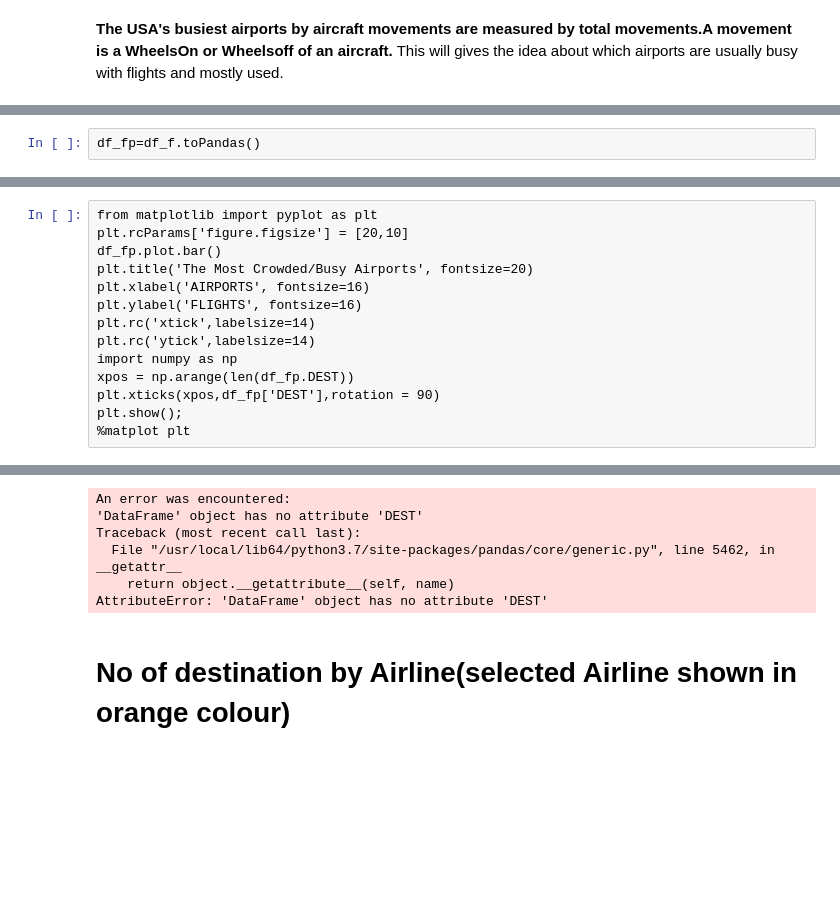
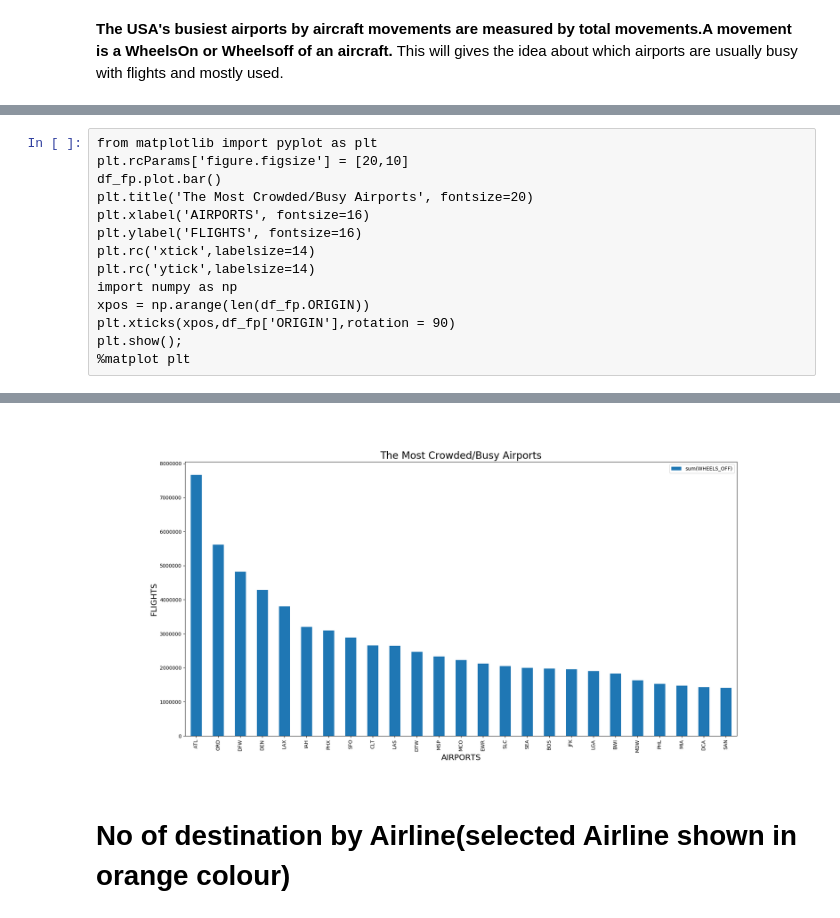
Before and after one commit to SDHANAWADE/flight_dalay_analysis, a Jupyter notebook: 2. EDA/Project EDA_Part(2).ipynb, the cells around one changed output, grey strips where cells are left out. Cells and saved outputs as stored; diff of their text form; blank space fills up the shorter version.

```diff
--- a/2. EDA/EDA_Part 2 FINAL.ipynb
+++ b/2. EDA/Project EDA_Part(2).ipynb
@@ -144,5 +123,3 @@ import pyspark.sql.functions as F
 df_fp = df.groupBy("ORIGIN").agg(F.sum("WHEELS_OFF")).orderBy(col("sum(WHEELS_OFF)").desc()).limit(25).toPandas()
 # %% [output]
 [interactive output not drawn]
-# %%
-df_fp=df_f.toPandas()
@@ -155,25 +126,20 @@ NameError: name 'df_f' is not defined
 # %%
 from matplotlib import pyplot as plt
 plt.rcParams['figure.figsize'] = [20,10]
 df_fp.plot.bar()
 plt.title('The Most Crowded/Busy Airports', fontsize=20)
 plt.xlabel('AIRPORTS', fontsize=16)
 plt.ylabel('FLIGHTS', fontsize=16)
 plt.rc('xtick',labelsize=14)
 plt.rc('ytick',labelsize=14)
 import numpy as np
-xpos = np.arange(len(df_fp.DEST))
-plt.xticks(xpos,df_fp['DEST'],rotation = 90)
+xpos = np.arange(len(df_fp.ORIGIN))
+plt.xticks(xpos,df_fp['ORIGIN'],rotation = 90)
 plt.show();
 %matplot plt
 # %% [output]
 [interactive output not drawn]
-An error was encountered:
-'DataFrame' object has no attribute 'DEST'
-Traceback (most recent call last):
-  File "/usr/local/lib64/python3.7/site-packages/pandas/core/generic.py", line 5462, in __getattr__
-    return object.__getattribute__(self, name)
-AttributeError: 'DataFrame' object has no attribute 'DEST'
+[figure, added]
 # %% [markdown]
 # No of destination by Airline(selected Airline shown in orange colour)
 # %%
```
Also changed, not shown: parts of 5 cells of this notebook.
